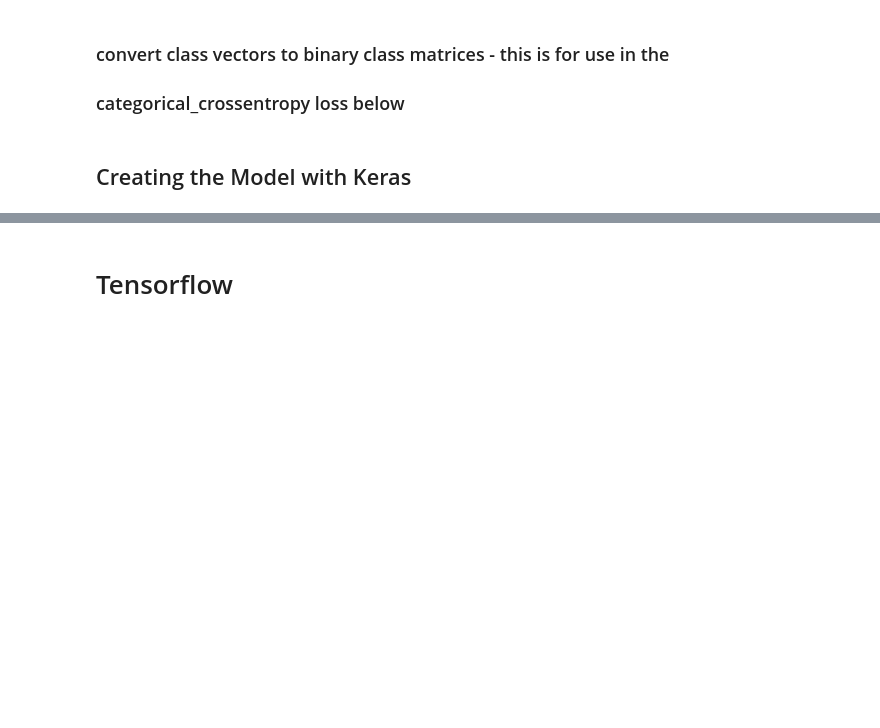
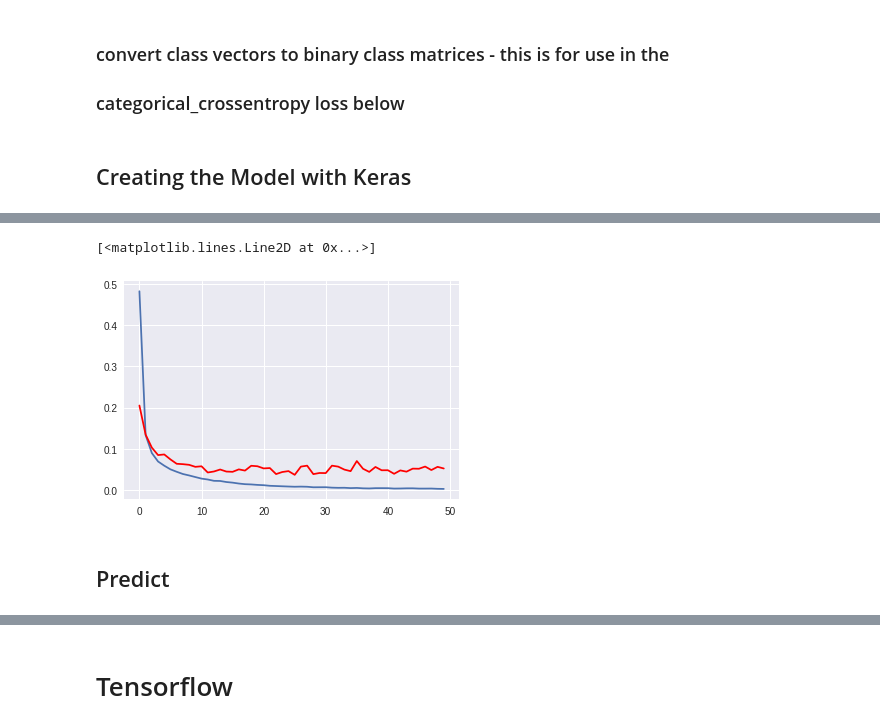
Before and after one commit to zht007/tensorflow-practice, a Jupyter notebook: 4_Clasification_DigitRecognizer/1 DL CNN for DigitRecognizer -Keras.ipynb, the cells around one changed output, grey strips where cells are left out. Saved outputs shown, nothing was run; the diff lists cells and outputs as text; code cells hidden in the pictures; blank space fills up the shorter version.

```diff
--- a/4_Clasification_DigitRecognizer/1 DL CNN for DigitRecognizer -Keras.ipynb
+++ b/4_Clasification_DigitRecognizer/1 DL CNN for DigitRecognizer -Keras.ipynb
@@ -100,0 +140,8 @@ KeyboardInterrupt:
+# %%
+plt.plot(H.history['loss'])
+plt.plot(H.history['val_loss'],'r')
+# %% [output]
+[<matplotlib.lines.Line2D at 0x...>]
+[figure, added]
+# %% [markdown]
+## Predict
```
Also changed, not shown: parts of 29 cells of this notebook, 2 other files.
